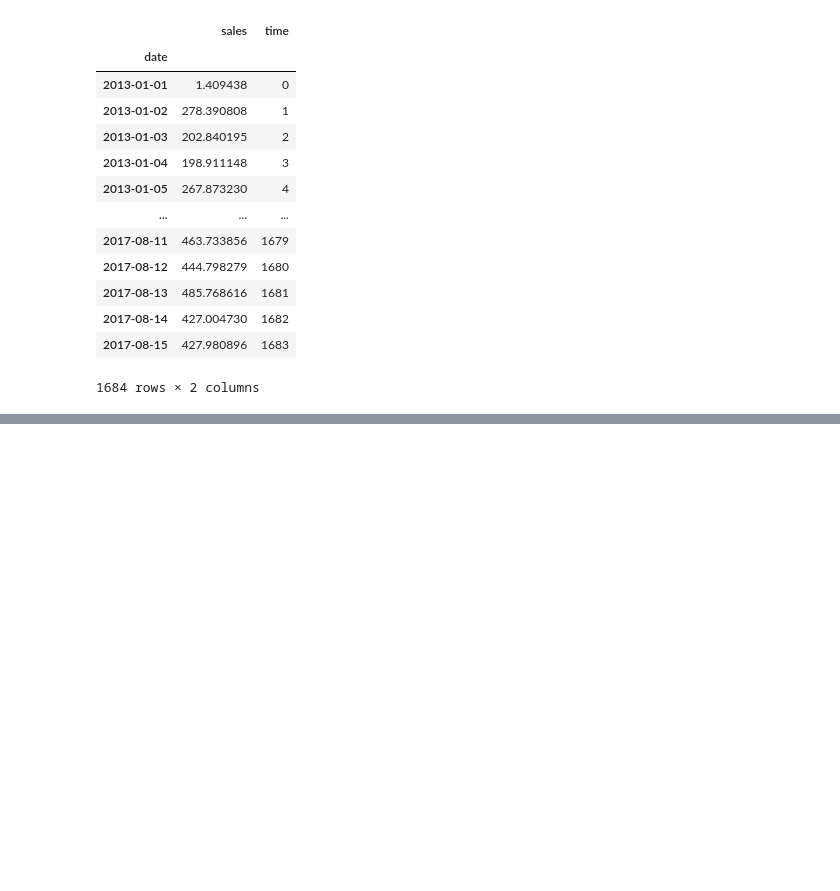
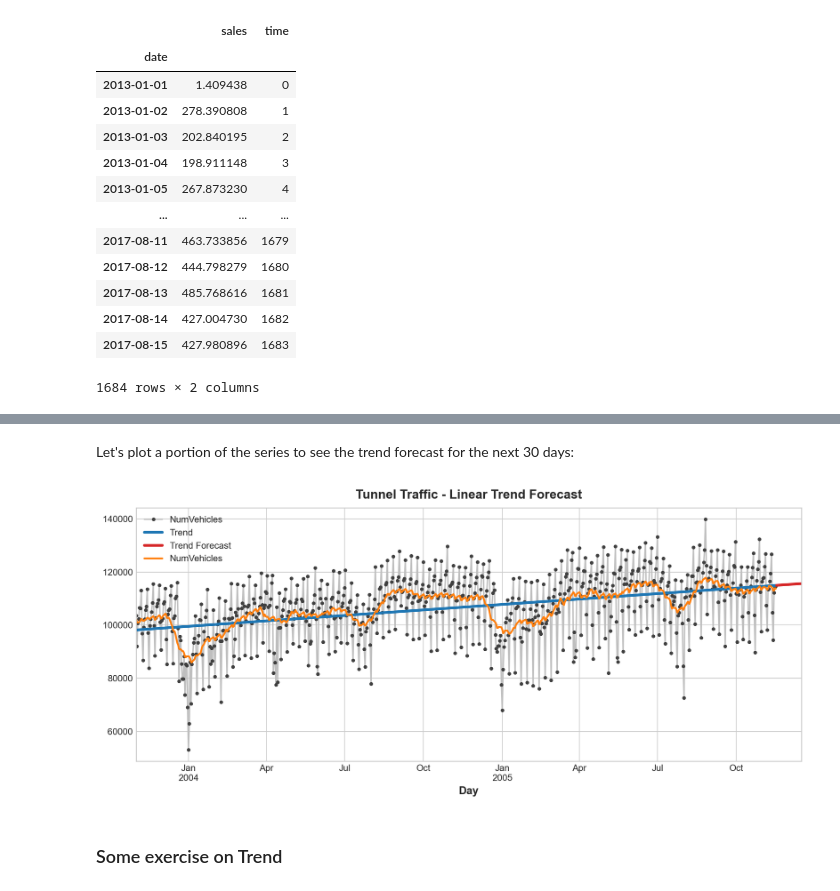
Before and after one commit to AlefTester/Time-Series-Tutorial, a Jupyter notebook: Exercise-LinReg-TS.ipynb, the cells around one changed output, grey strips where cells are left out. Saved outputs shown, nothing was run; the diff lists cells and outputs as text; code cells hidden in the pictures; blank space fills up the shorter version.

```diff
--- a/Exercise-LinReg-TS.ipynb
+++ b/Exercise-LinReg-TS.ipynb
@@ -141,0 +302,12 @@ plt.legend();
+# %% [markdown]
+Let's plot a portion of the series to see the trend forecast for the next 30 days:
+# %%
+ax = tunnel["2003-01":].plot(title="Tunnel Traffic - Linear Trend Forecast", **plot_params) # Actual number of cars
+ax = y_pred["2003-01":].plot(ax=ax, linewidth=3, label="Trend") # Trend
+ax = y_fore.plot(ax=ax, linewidth=3, label="Trend Forecast", color="C3") # Forecast
+ax = moving_average.plot(ax=ax, linewidth=2, label = 'Moving Average 30 days') # Moving average
+_ = ax.legend()
+# %% [output]
+[figure, added]
+# %% [markdown]
+### Some exercise on Trend
```
Also changed, not shown: parts of 24 cells of this notebook.
